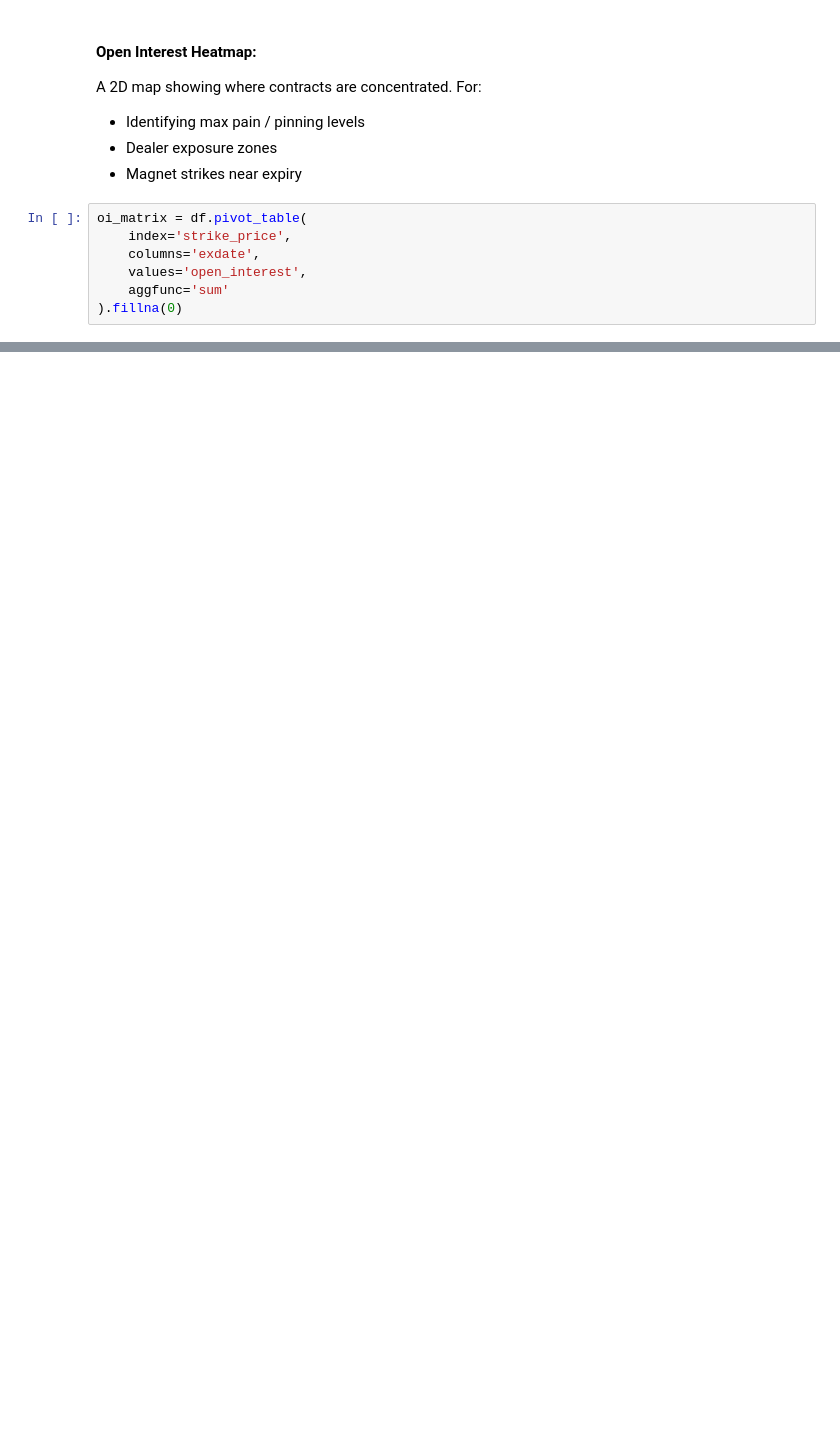
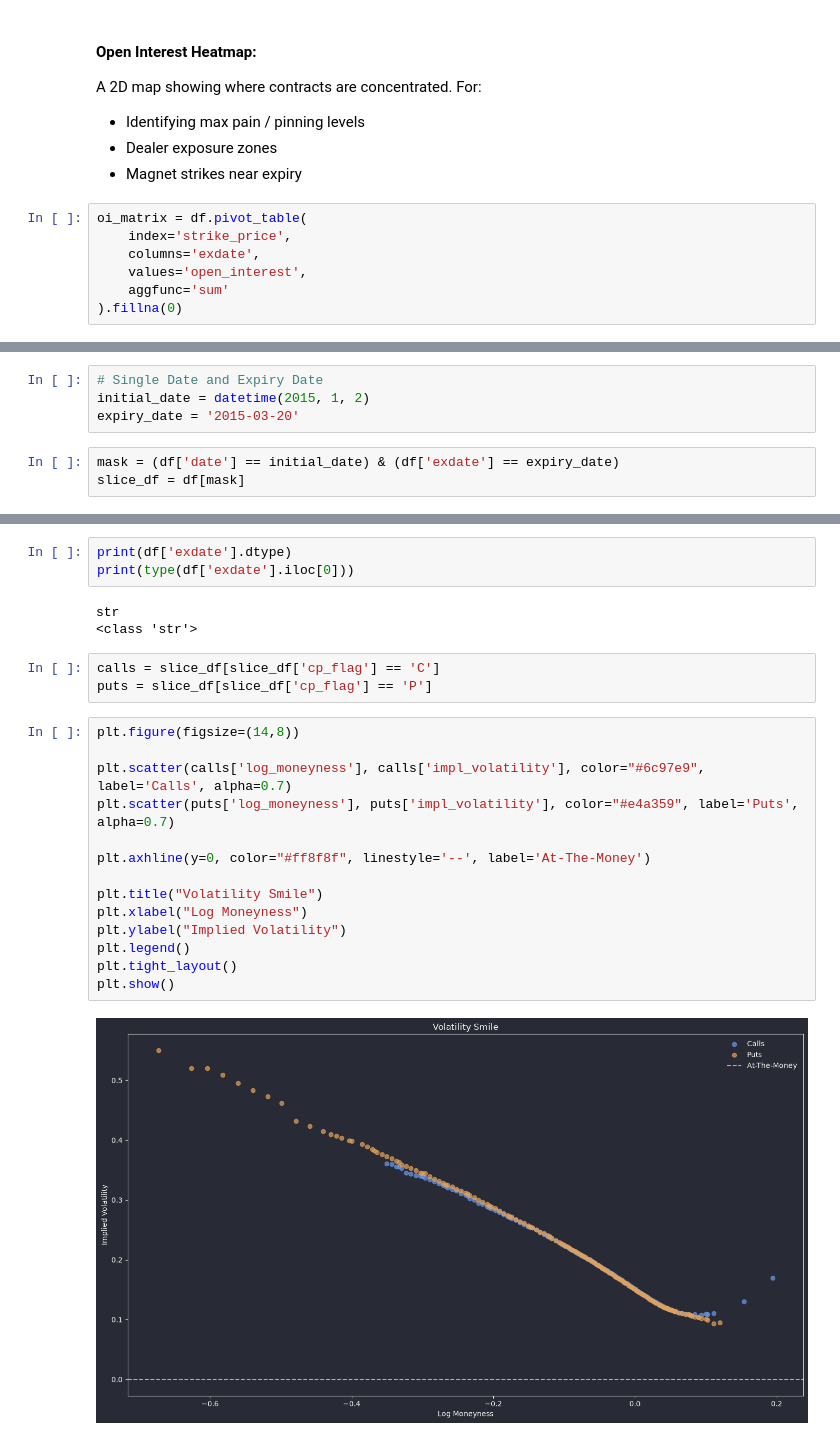
Before and after one commit to finsherwell/options-analyser, a Jupyter notebook: notebooks/data_exploration.ipynb, the cells around one changed output, grey strips where cells are left out. Cells and saved outputs as stored; diff of their text form; blank space fills up the shorter version.

```diff
--- a/notebooks/data_exploration.ipynb
+++ b/notebooks/data_exploration.ipynb
@@ -83,0 +257,7 @@ plt.show()
+# %%
+# Single Date and Expiry Date
+initial_date = datetime(2015, 1, 2)
+expiry_date = '2015-03-20'
+# %%
+mask = (df['date'] == initial_date) & (df['exdate'] == expiry_date)
+slice_df = df[mask]
@@ -83,0 +280,25 @@ plt.show()
+# %%
+print(df['exdate'].dtype)
+print(type(df['exdate'].iloc[0]))
+# %% [output]
+str
+<class 'str'>
+# %%
+calls = slice_df[slice_df['cp_flag'] == 'C']
+puts = slice_df[slice_df['cp_flag'] == 'P']
+# %%
+plt.figure(figsize=(14,8))
+
+plt.scatter(calls['log_moneyness'], calls['impl_volatility'], color="#6c97e9", label='Calls', alpha=0.7)
+plt.scatter(puts['log_moneyness'], puts['impl_volatility'], color="#e4a359", label='Puts', alpha=0.7)
+
+plt.axhline(y=0, color="#ff8f8f", linestyle='--', label='At-The-Money')
+
+plt.title("Volatility Smile")
+plt.xlabel("Log Moneyness")
+plt.ylabel("Implied Volatility")
+plt.legend()
+plt.tight_layout()
+plt.show()
+# %% [output]
+[figure, added]
```
Also changed, not shown: parts of 26 cells of this notebook, 1 other file.
